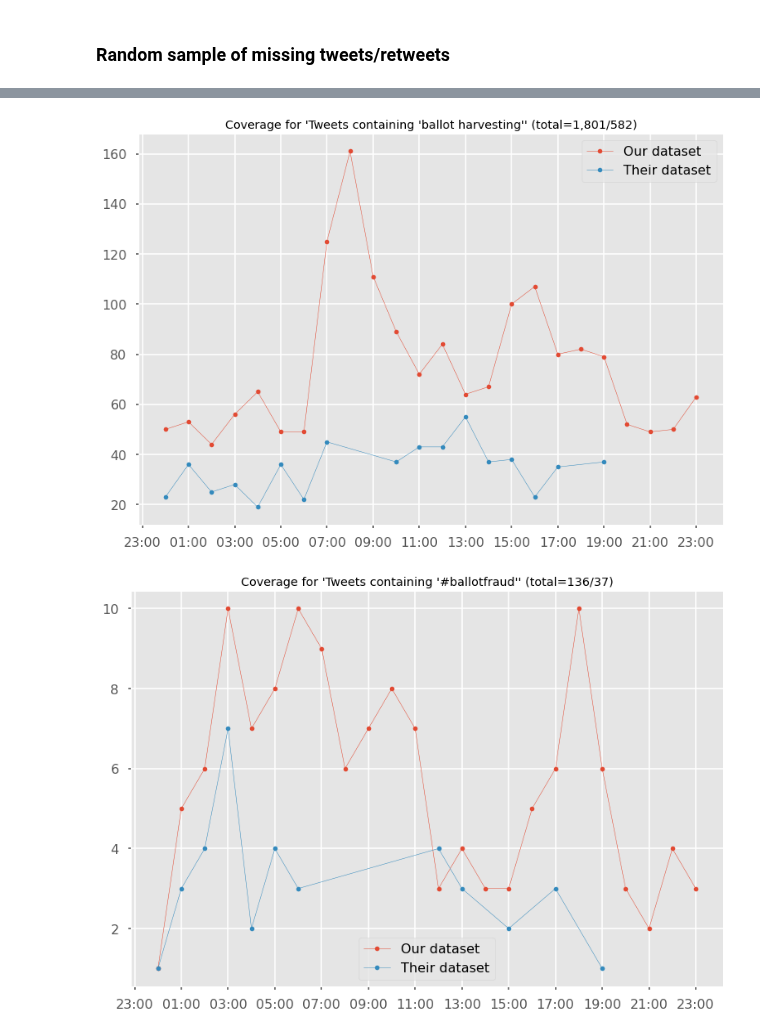
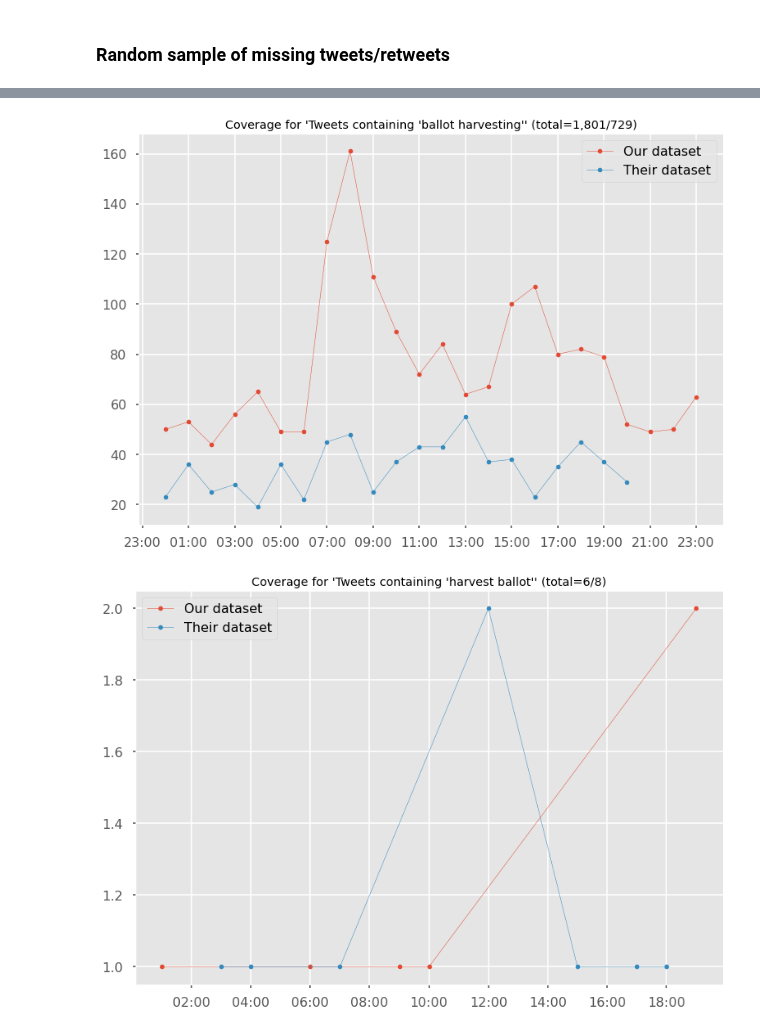
Before and after one commit to sTechLab/VoterFraud2020-analysis, a Jupyter notebook: notebooks/test_coverage.ipynb, the cells around one changed output, grey strips where cells are left out. Cells and saved outputs as stored; diff of their text form; code cells hidden in the pictures.

Commit message:
Updated coverage test with all relevant terms containing 'ballot'

```diff
--- a/notebooks/test_coverage.ipynb
+++ b/notebooks/test_coverage.ipynb
@@ -336,5 +320,5 @@ None
 # %%
-overlapping_terms = ["ballot fraud", "ballot harvesting", "#ballotfraud", "#ballotharvesting"]
+overlapping_terms = ["ballot fraud", "ballot harvesting", "harvest ballot", "pre-filled ballot"]
 
 for term in overlapping_terms:
     plot_hourly_coverage(tweet_df[tweet_df[term] == 1], filter_by_term(matching_tweet_df, term), "Tweets containing '{}'".format(term))
@@ -343,2 +327,2 @@ for term in overlapping_terms:
-[figure, old version]
+[figure, new version]
-[figure, old version]
+[figure, new version]
```
Also changed, not shown: parts of 9 cells of this notebook.
